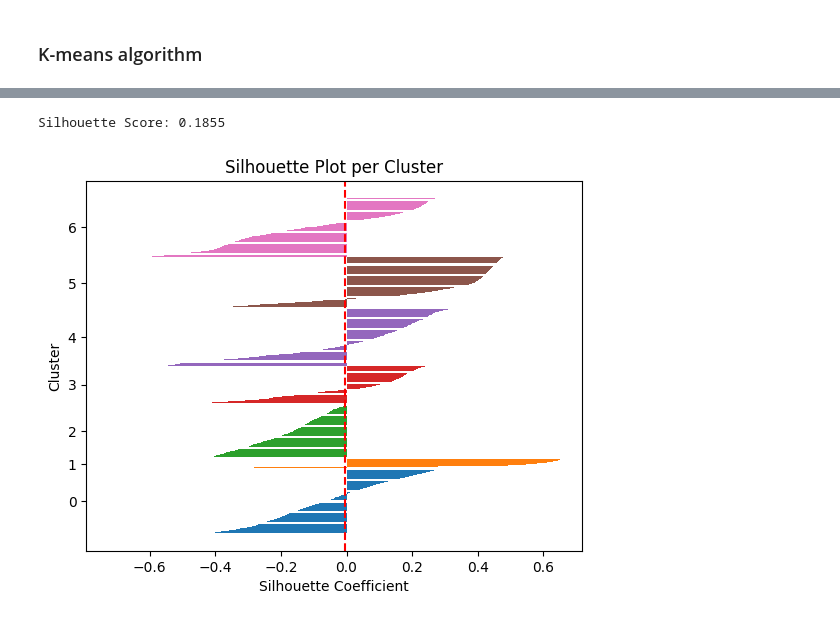
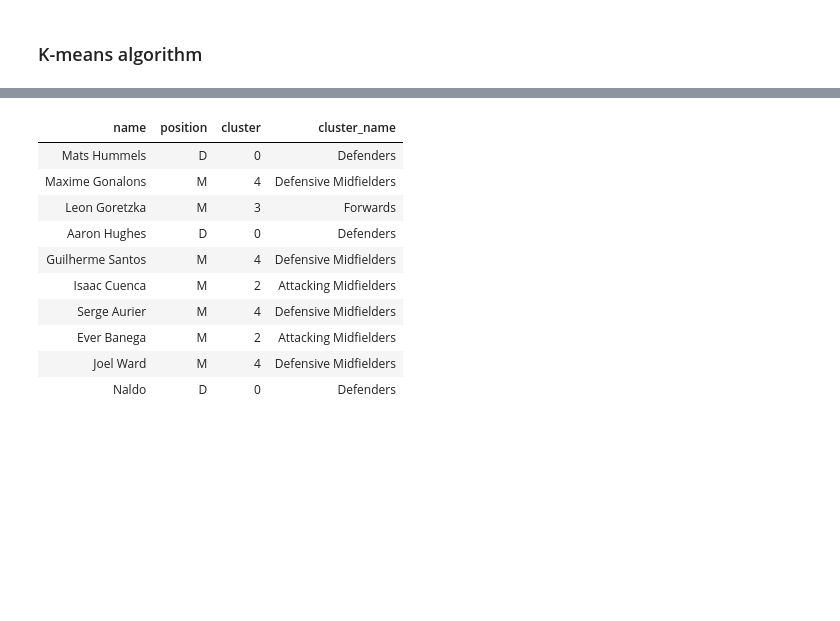
Before and after one commit to Computational-Tools-in-DS-G42/footballer-profiler-AI, a Jupyter notebook: player_profiler.ipynb, the cells around one changed output, grey strips where cells are left out. Drawn from its saved outputs; the diff is of its cells as text; code cells hidden in the pictures; blank space fills up the shorter version.

```diff
--- a/player_profiler.ipynb
+++ b/player_profiler.ipynb
@@ -875,37 +883,26 @@ k=15, silhouette=0.1394
-# %%
-
-
-# Suppose you used KMeans or another clustering algorithm earlier
-# X = your features (e.g., df_train[["goals_p90", "assists_p90", ...]])
-# labels = df_train["cluster"]
-
-score = silhouette_score(X_scaled, df_train["cluster"])
-print(f"Silhouette Score: {score:.4f}")
-# %% [output]
-Silhouette Score: 0.1855
-# %%
-
-
-silhouette_vals = silhouette_samples(X, df_train["cluster"])
-y_ax_lower, y_ax_upper = 0, 0
-yticks = []
-
-for i in np.unique(df_train["cluster"]):
-    cluster_silhouette_vals = silhouette_vals[df_train["cluster"] == i]
-    cluster_silhouette_vals.sort()
-    y_ax_upper += len(cluster_silhouette_vals)
-    plt.barh(range(y_ax_lower, y_ax_upper),
-             cluster_silhouette_vals, edgecolor='none')
-    yticks.append((y_ax_lower + y_ax_upper) / 2)
-    y_ax_lower += len(cluster_silhouette_vals)
-
-plt.axvline(x=silhouette_score(X, df_train["cluster"]), color="red", linestyle="--")
-plt.yticks(yticks, np.unique(df_train["cluster"]))
-plt.ylabel("Cluster")
-plt.xlabel("Silhouette Coefficient")
-plt.title("Silhouette Plot per Cluster")
-plt.show()
-# %% [output]
-[figure, removed]
+# %%
+# Defining cluster names
+
+cluster_labels = {
+    0: "Defenders",
+    1: "Goalkeepers",
+    2: "Attacking Midfielders",
+    3: "Forwards",
+    4: "Defensive Midfielders"
+}
+df_train["cluster_name"] = df_train["cluster"].map(cluster_labels)
 # %%
-#display(df_train[["name", "position", "cluster"]].head(120))
+
+df_train[["name", "position", "cluster", "cluster_name"]].head(10).style.hide(axis="index")
+# %% [output]
+| name | position | cluster | cluster_name |
+| Mats Hummels | D | 0 | Defenders |
+| Maxime Gonalons | M | 4 | Defensive Midfielders |
+| Leon Goretzka | M | 3 | Forwards |
+| Aaron Hughes | D | 0 | Defenders |
+| Guilherme Santos | M | 4 | Defensive Midfielders |
+| Isaac Cuenca | M | 2 | Attacking Midfielders |
+| Serge Aurier | M | 4 | Defensive Midfielders |
+| Ever Banega | M | 2 | Attacking Midfielders |
+| Joel Ward | M | 4 | Defensive Midfielders |
+| Naldo | D | 0 | Defenders |
```
Also changed, not shown: parts of 25 cells of this notebook.
